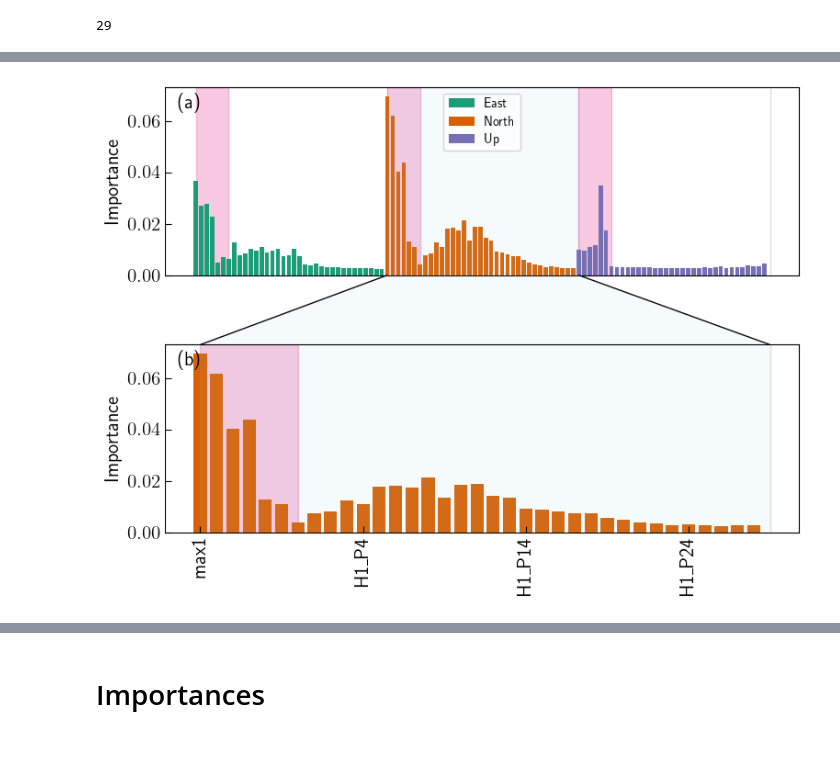
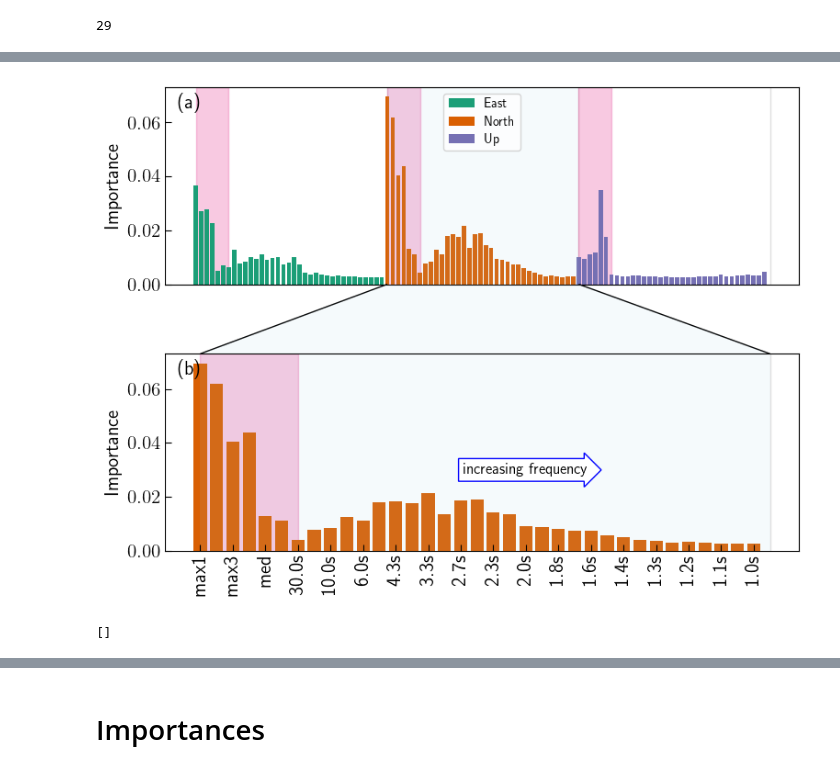
Before and after one commit to timdittmann/psuedosynth_gnss_velocities, a Jupyter notebook: notebooks/mkfigs/importance_plot.ipynb, the cells around one changed output, grey strips where cells are left out. Saved outputs shown, nothing was run; the diff lists cells and outputs as text; code cells hidden in the pictures.

```diff
--- a/notebooks/mkfigs/importance_plot.ipynb
+++ b/notebooks/mkfigs/importance_plot.ipynb
@@ -134,2 +119,9 @@ array(['max1', 'max2', 'max3', 'max4', 'med', 'mad', 'H0_P0', 'H0_P1',
+# %%
+freq_array=np.array([30.        , 15.        , 10.        ,  7.5       ,  6.        ,
+        5.        ,  4.28571429,  3.75      ,  3.33333333,  3.        ,
+        2.72727273,  2.5       ,  2.30769231,  2.14285714,  2.        ,
+        1.875     ,  1.76470588,  1.66666667,  1.57894737,  1.5       ,
+        1.42857143,  1.36363636,  1.30434783,  1.25      ,  1.2       ,
+        1.15384615,  1.11111111,  1.07142857,  1.03448276])
 # %%
-182/2
+strings = ["%.1fs" % number for number in list(freq_array)]
@@ -137,0 +128,2 @@ array(['max1', 'max2', 'max3', 'max4', 'med', 'mad', 'H0_P0', 'H0_P1',
+# %%
+new_names=list(name_list[:6])+(strings)
@@ -190,13 +202,13 @@ ax[1].text(0, 1.0, '(b)', transform=ax[1].transAxes + trans,
 # Tick labels for x axis
 name_list2=['4th Max','3rd Max','2nd Max','** Max','Median','Mad', 'SNR','* 30s','* 15s','* 10s','* 7.5s','* 6s','* 5s','4.3s','3.8s','3.3s','3s','2.7s','2.5s', '2.3s']
 #ax[1].set_xticks(x_values[i*82:i*82+18], name_list[i*82:i*82+30], rotation='vertical')
-ax[1].set_xticks(x_values[i*important_len:i*important_len+val][::10], name_list[i*important_len:(i+1)*important_len][::10], rotation='vertical')
-'''
+ax[1].set_xticks(x_values[i*important_len:(i+1)*important_len][::2], new_names[:important_len][::2], rotation='vertical')
+
 #ax[1].text(x_values[i*important_len]+20,0.015, '<<increasing frequency<<')
 t = ax[1].text(
-    x_values[i*important_len]+50,0.015, "increasing frequency", ha="center", va="center", rotation=0, size=12,
-    bbox=dict(boxstyle="rarrow,pad=0.3", fc="white", ec="b", lw=2))
-
+    x_values[i*important_len]+20,0.03, "increasing frequency", ha="center", va="center", rotation=0, size=12,
+    bbox=dict(boxstyle="rarrow,pad=0.3", fc="white", ec="b", lw=1))
+'''
 t = ax[1].text(
     x_values[i*important_len]+50+80,0.015, "increasing scale", ha="center", va="center", rotation=0, size=12,
     bbox=dict(boxstyle="larrow,pad=0.3", fc="white", ec="b", lw=2))
@@ -256,31 +268,35 @@ def zoom_effect01(ax1, ax2, xmin, xmax, **kwargs):
     trans2 = blended_transform_factory(ax2.transData, ax2.transAxes)
 
     bbox = Bbox.from_extents(xmin, 0, xmax, 1)
 
     mybbox1 = TransformedBbox(bbox, trans1)
     mybbox2 = TransformedBbox(bbox, trans2)
 
     prop_patches = {**kwargs, "color":'#a6cee3',"ec": "none", "alpha": 0.1}
 
     c1, c2, bbox_patch1, bbox_patch2, p = connect_bbox(
         mybbox1, mybbox2,
         loc1a=3, loc2a=2, loc1b=4, loc2b=1,
         prop_lines=kwargs, prop_patches=prop_patches)
 
     ax1.add_patch(bbox_patch1)
     ax2.add_patch(bbox_patch2)
     ax2.add_patch(c1)
     ax2.add_patch(c2)
     ax2.add_patch(p)
 
     return c1, c2, bbox_patch1, bbox_patch2, p
 
 
 zoom_effect01(ax[0], ax[1], 35, 35+6+29)
 
 ##################
 fig.tight_layout()
 plt.savefig('figs/importances.png',dpi=300)
 plt.show()
 # %% [output]
-[figure, old version]
+[figure, new version]
+# %%
+new_names[i*important_len:(i+1)*important_len]
+# %% [output]
+[]
```
Also changed, not shown: parts of 4 cells of this notebook, 3 other files.
